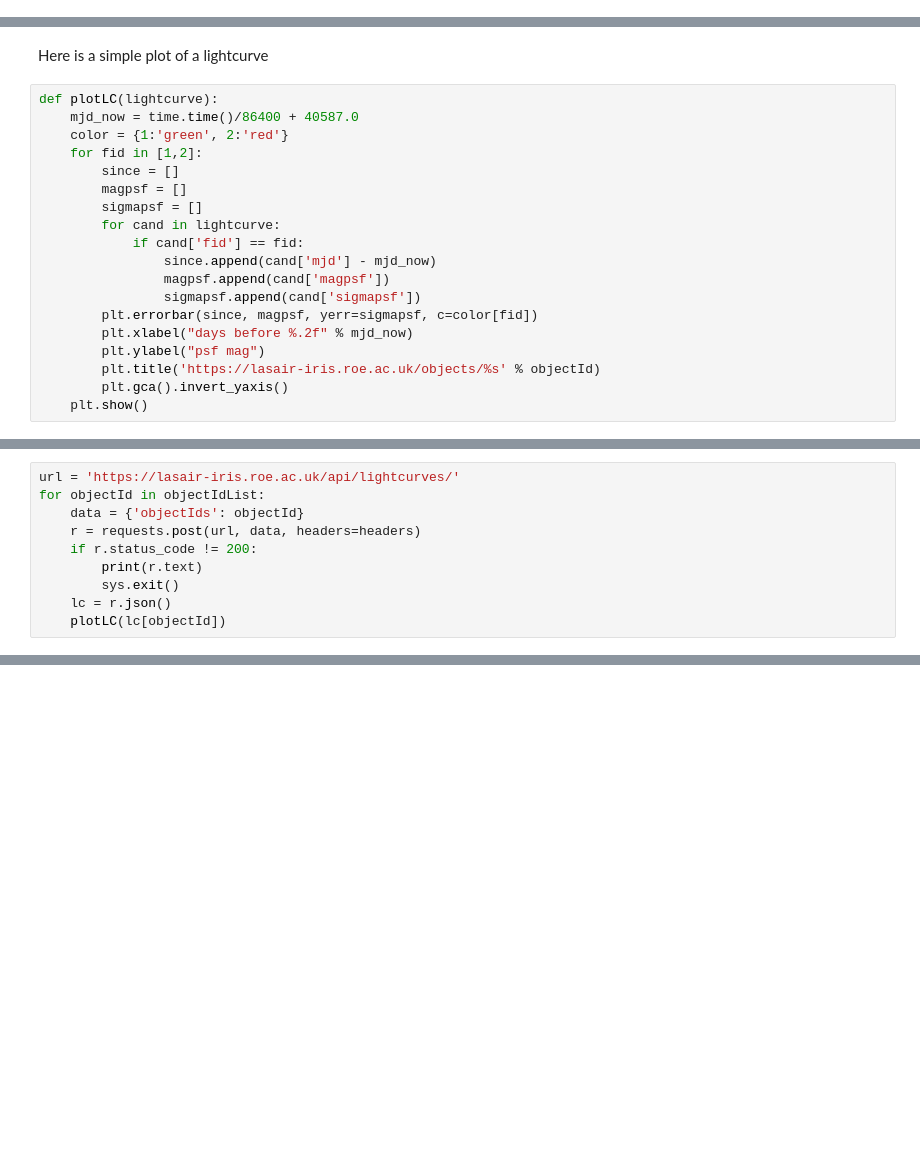
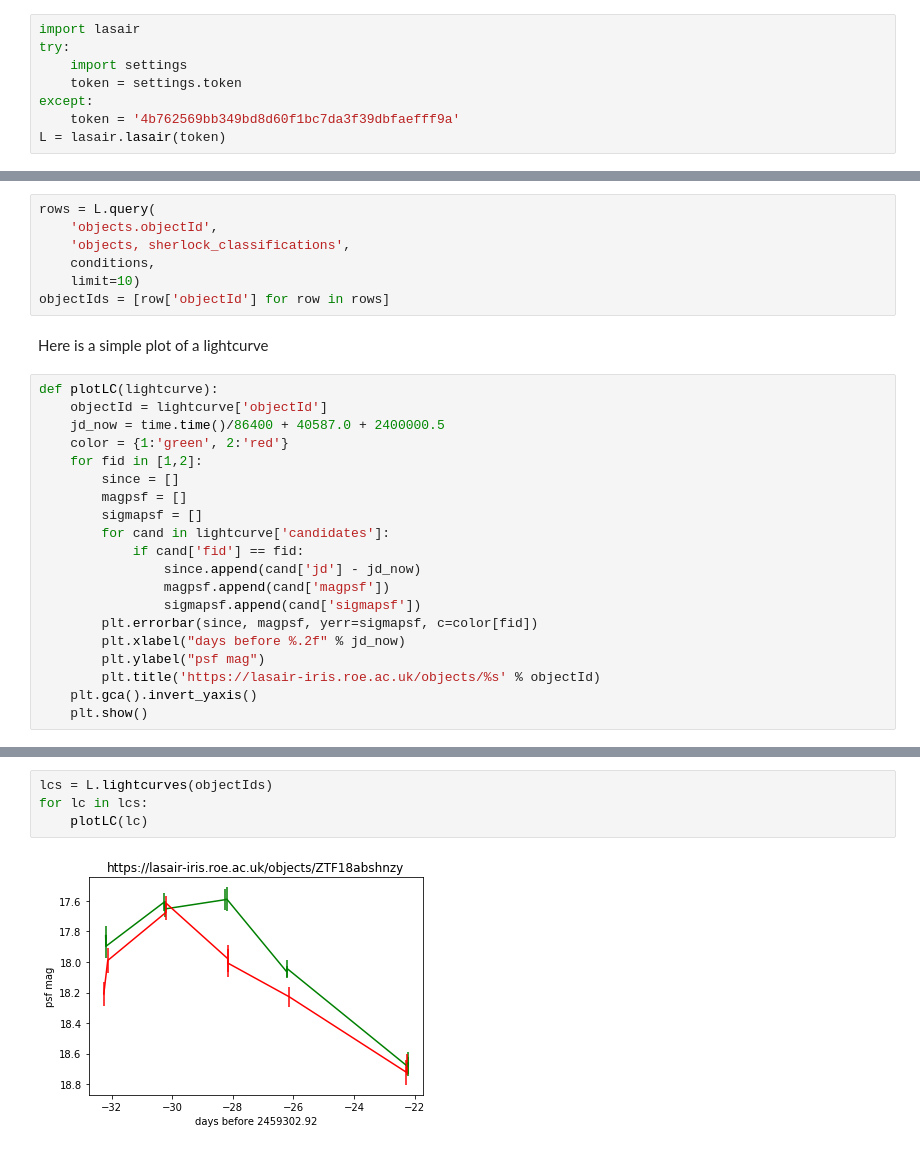
Before and after one commit to lsst-uk/ARCHIVE-lasair-lsst-web, a Jupyter notebook: src/lasair-webapp/lasair/staticfiles/jupyter/BrightSNe.ipynb, the cells around one changed output, grey strips where cells are left out. Drawn from its saved outputs; the diff is of its cells as text; blank space fills up the shorter version.

Commit message:
lasair package

```diff
--- a/src/lasair-webapp/lasair/staticfiles/jupyter/BrightSNe.ipynb
+++ b/src/lasair-webapp/lasair/staticfiles/jupyter/BrightSNe.ipynb
@@ -16,3 +11,11 @@ headers = { 'Authorization': 'Token 4b762569bb349bd8d60f1bc7da3f39dbfaefff9a' }
+# %%
+import lasair
+try:
+    import settings
+    token = settings.token
+except:
+    token = '4b762569bb349bd8d60f1bc7da3f39dbfaefff9a'
+L = lasair.lasair(token)
 # %% [markdown]
 Now we query for objects with the Sherlock classification SN
 # %%
@@ -40,21 +27,29 @@ objectIdList = [row['objectId'] for row in rows]
+# %%
+rows = L.query(
+    'objects.objectId',
+    'objects, sherlock_classifications',
+    conditions,
+    limit=10)
+objectIds = [row['objectId'] for row in rows]
 # %% [markdown]
 Here is a simple plot of a lightcurve
 # %%
 def plotLC(lightcurve):
-    mjd_now = time.time()/86400 + 40587.0
+    objectId = lightcurve['objectId']
+    jd_now = time.time()/86400 + 40587.0 + 2400000.5
     color = {1:'green', 2:'red'}
     for fid in [1,2]:
         since = []
         magpsf = []
         sigmapsf = []
-        for cand in lightcurve:
+        for cand in lightcurve['candidates']:
             if cand['fid'] == fid:
-                since.append(cand['mjd'] - mjd_now)
+                since.append(cand['jd'] - jd_now)
                 magpsf.append(cand['magpsf'])
                 sigmapsf.append(cand['sigmapsf'])
         plt.errorbar(since, magpsf, yerr=sigmapsf, c=color[fid])
-        plt.xlabel("days before %.2f" % mjd_now)
+        plt.xlabel("days before %.2f" % jd_now)
         plt.ylabel("psf mag")
         plt.title('https://lasair-iris.roe.ac.uk/objects/%s' % objectId)
-        plt.gca().invert_yaxis()
+    plt.gca().invert_yaxis()
     plt.show()
@@ -63,10 +55,0 @@ Now fetch all the ligh
-# %%
-url = 'https://lasair-iris.roe.ac.uk/api/lightcurves/'
-for objectId in objectIdList:
-    data = {'objectIds': objectId}
-    r = requests.post(url, data, headers=headers)
-    if r.status_code != 200:
-        print(r.text)
-        sys.exit()
-    lc = r.json()
-    plotLC(lc[objectId])
@@ -83,0 +56,6 @@ for objectId in objectIdList:
+# %%
+lcs = L.lightcurves(objectIds)
+for lc in lcs:
+    plotLC(lc)
+# %% [output]
+[figure, added]
```
Also changed, not shown: parts of 7 cells of this notebook, 12 other files.
